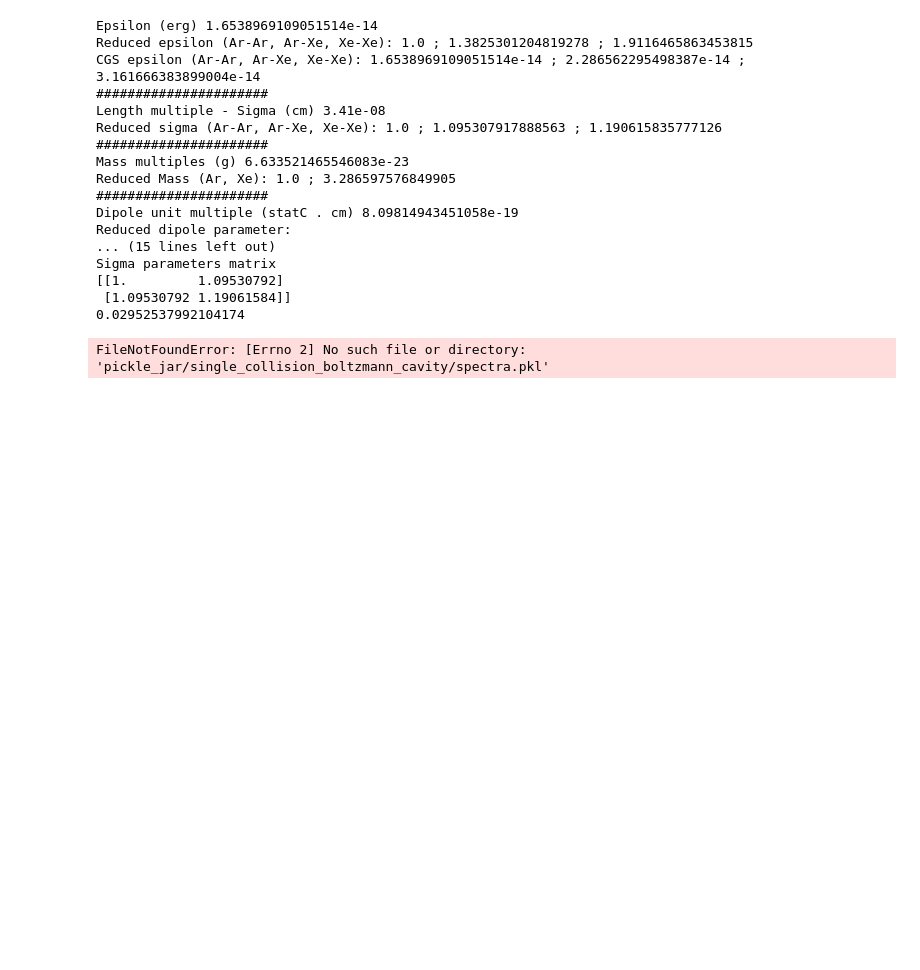
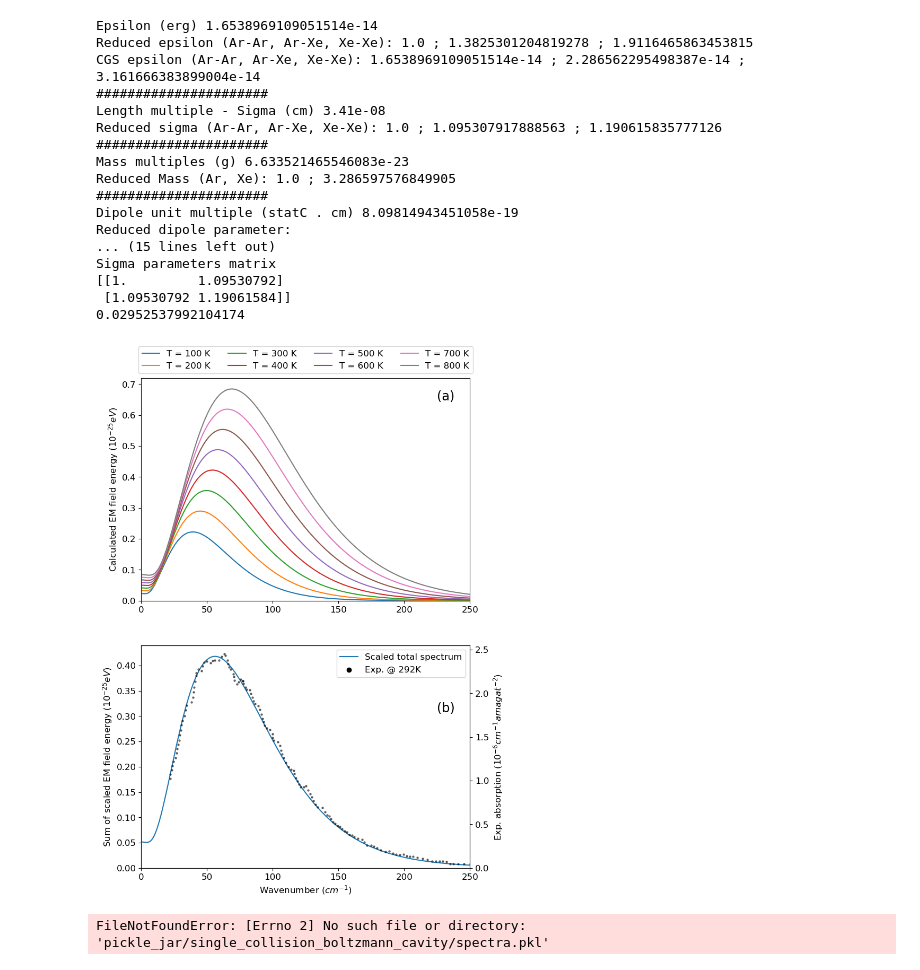
Before and after one commit to RibeiroGroup/Molecular-Dynamics-for-CIS, a Jupyter notebook: src/analyze_single.ipynb, the cells around one changed output. Drawn from its saved outputs; the diff is of its cells as text; code cells hidden in the pictures; blank space fills up the shorter version.

```diff
--- a/src/analyze_single.ipynb
+++ b/src/analyze_single.ipynb
@@ -183,7 +183,9 @@ for T in tqdm.tqdm(list(range(25,860,25))):
 # PLOTTING SPECTRA
 #
 
-fig,ax = plt.subplots(2, figsize = (6,8))
+fig,ax = plt.subplots(2, figsize = (8,12))
+#fig,ax = plt.subplots(1,2, figsize = (15,5))
+plt.rcParams.update({'font.size': 12})
 
 total = 0
 total100 = 0
@@ -221,33 +223,36 @@ ax[1].plot(omega_profile, total, label = 'Scaled total spectrum')
 tax = ax[1].twinx()
 exp_data = pd.read_csv('data/plot-data.csv')
 tax.scatter(
     exp_data.loc[:,'x'],
     exp_data.loc[:,' y'],
     s = 5, alpha = 0.5, c = 'black'
 )
 ax[1].scatter([],[], c = 'black', label = 'Exp. @ 292K')
 
 ax[0].set_ylabel(r"Calculated EM field energy $(10^{-25} eV)$")
 ax[1].set_ylabel(r"Sum of scaled EM field energy $(10^{-25} eV)$")
+#ax[0].set_xlabel(r"Wavenumber $(cm^{-1})$")
 ax[1].set_xlabel(r"Wavenumber $(cm^{-1})$")
 
 tax.set_ylabel(r'Exp. absorption $(10^{-6} cm^{-1} amagat^{-2})$')
 
 ax[0].annotate('(a)',xy = (0.9,0.9), xycoords = 'axes fraction', fontsize = 'x-large')
 ax[1].annotate('(b)',xy = (0.9,0.7), xycoords = 'axes fraction', fontsize = 'x-large')
 
 ax[0].legend(loc='lower center', bbox_to_anchor=(0.5, 1.0), ncol=4)
 ax[1].legend()
 
 #"""
 ax[0].set_ylim(-0.00, 0.72)
 ax[1].set_ylim(-0.00, 0.44)
 tax.set_ylim(-0.00,2.55)
 #"""
 ax[0].set_xlim(0.0, 250)
 ax[1].set_xlim(0.0, 250)
 
 fig.savefig('figure/manuscript/free_spectrum_singleT.jpeg',dpi = 600, bbox_inches = 'tight')
+# %% [output]
+[figure, added]
 # %%
 #
 # CALCULATING SPECTRA
```
Also changed, not shown: 6 other files.
